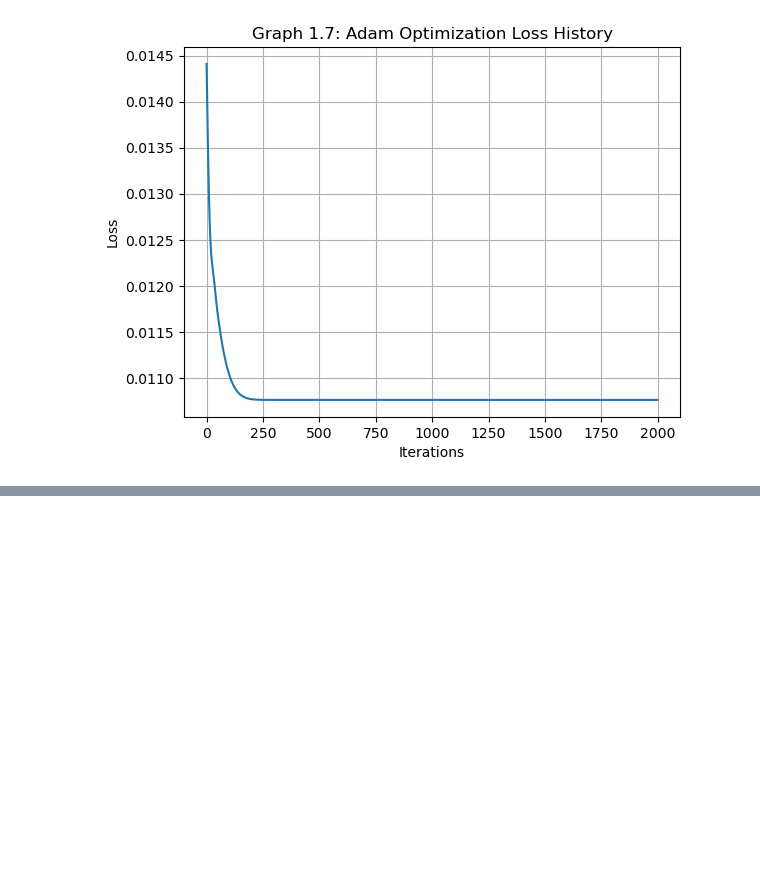
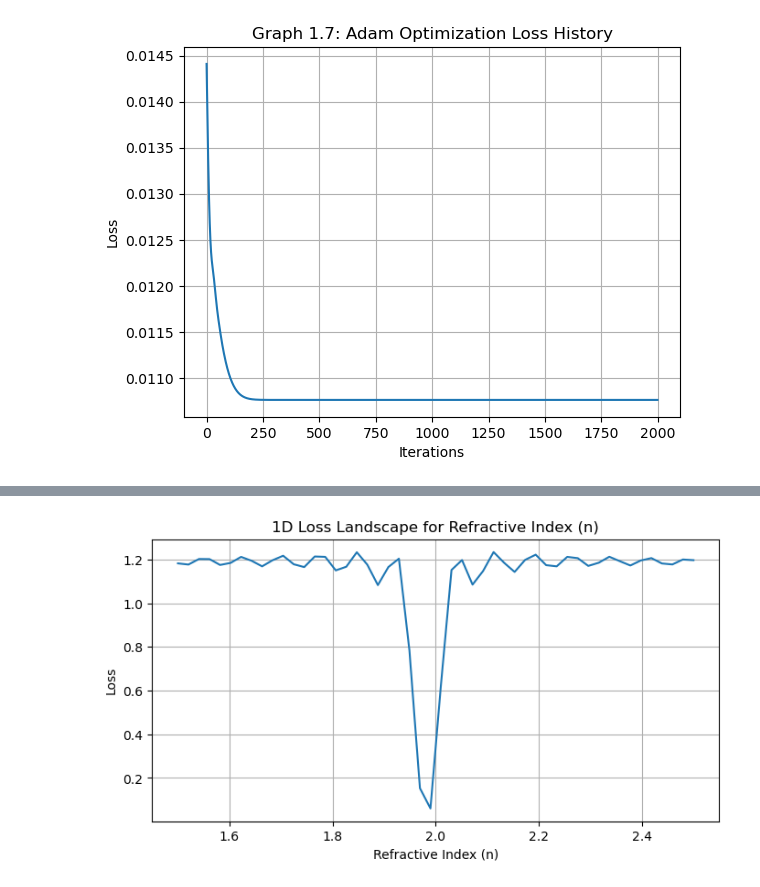
Before and after one commit to Loriginale2000/TerahertzProject, a Jupyter notebook: TheoTHzTDS/THz-TDS/Transfer Matrix Method/Quartz_1mm_06_02_2026.ipynb, the cells around one changed output, grey strips where cells are left out. Drawn from its saved outputs; the diff is of its cells as text; code cells hidden in the pictures; blank space fills up the shorter version.

```diff
--- a/TheoTHzTDS/THz-TDS/Transfer Matrix Method/Quartz_1mm_06_02_2026.ipynb
+++ b/TheoTHzTDS/THz-TDS/Transfer Matrix Method/Quartz_1mm_06_02_2026.ipynb
@@ -456,0 +516,97 @@ plt.show()
+# %%
+class THzTDS_Simulator:
+
+    def __init__(self, freq_range):
+        self.freqs = freq_range
+        self.c = 3e8  # Speed of light in m/s
+
+    def transfer_function(self, n, k, d):
+
+        complex_n = n + 1j * k
+        phase = np.exp(-1j * (complex_n - 1) * 2 * np.pi * self.freqs * d / self.c)
+        return phase
+
+    def calculate_loss(self, test_params, target_params):
+
+        target_signal = self.transfer_function(*target_params)
+        test_signal = self.transfer_function(*test_params)
+        return np.mean(np.abs(target_signal - test_signal)**2)
+
+class LossLandscape:
+    def __init__(self, simulator, target_params):
+        self.sim = simulator
+        self.target = target_params # [n, k, d]
+
+    def plot_1d(self, param_idx, param_range, label):
+        losses = []
+        for val in param_range:
+            params = list(self.target)
+            params[param_idx] = val
+            losses.append(self.sim.calculate_loss(params, self.target))
+
+        plt.figure(figsize=(8, 4))
+        plt.plot(param_range, losses)
+        plt.title(f"1D Loss Landscape for {label}")
+        plt.xlabel(label)
+        plt.ylabel("Loss")
+        plt.grid(True)
+        plt.show()
+
+    def plot_2d(self, idx1, range1, label1, idx2, range2, label2):
+        X, Y = np.meshgrid(range1, range2)
+        Z = np.zeros(X.shape)
+        for i in range(len(range2)):
+            for j in range(len(range1)):
+                params = list(self.target)
+                params[idx1] = X[i, j]
+                params[idx2] = Y[i, j]
+                Z[i, j] = self.sim.calculate_loss(params, self.target)
+
+        plt.figure(figsize=(8, 6))
+        cp = plt.contourf(X, Y, Z, levels=50, cmap='viridis')
+        plt.colorbar(cp)
+        plt.title(f"2D Loss Landscape: {label1} vs {label2}")
+        plt.xlabel(label1)
+        plt.ylabel(label2)
+        plt.show()
+
+    def plot_3d(self, idx1, range1, label1, idx2, range2, label2):
+        X, Y = np.meshgrid(range1, range2)
+        Z = np.zeros(X.shape)
+        for i in range(len(range2)):
+            for j in range(len(range1)):
+                params = list(self.target)
+                params[idx1] = X[i, j]
+                params[idx2] = Y[i, j]
+                Z[i, j] = self.sim.calculate_loss(params, self.target)
+
+        fig = plt.figure(figsize=(10, 7))
+        ax = fig.add_subplot(111, projection='3d')
+        surf = ax.plot_surface(X, Y, Z, cmap='magma', edgecolor='none')
+        fig.colorbar(surf, ax=ax, shrink=0.5, aspect=5)
+        ax.set_title(f"3D Loss Landscape: {label1} vs {label2}")
+        ax.set_xlabel(label1)
+        ax.set_ylabel(label2)
+        ax.set_zlabel("Loss")
+        plt.show()
+
+# --- Execution ---
+# Frequency range from 0.1 to 4.0 THz [cite: 7, 85]
+frequencies = frequency
+# Example Target Parameters for Quartz[cite: 8, 870]: n=1.962, k=-0.0071, d=1.0mm
+target = [1.982, -0.0071, 1e-3]
+
+tds_sim = THzTDS_Simulator(frequencies)
+landscape = LossLandscape(tds_sim, target)
+
+# Define ranges for visualization
+n_range = np.linspace(1.5, 2.5, 50)  # [cite: 145]
+k_range = np.linspace(-0.02, 0.01, 50) # [cite: 148]
+d_range = np.linspace(0.0008, 0.0012, 50) # [cite: 150]
+
+# Generate Graphs
+landscape.plot_1d(0, n_range, "Refractive Index (n)")
+landscape.plot_2d(0, n_range, "n", 2, d_range, "d (m)")
+landscape.plot_3d(0, n_range, "n", 1, k_range, "k")
+# %% [output]
+[figure, added]
```
Also changed, not shown: parts of 11 cells of this notebook, 10 other files.
